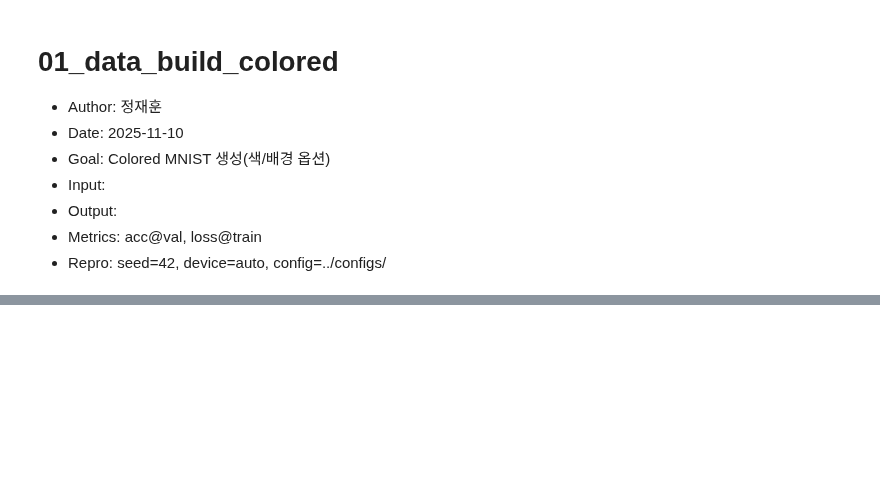
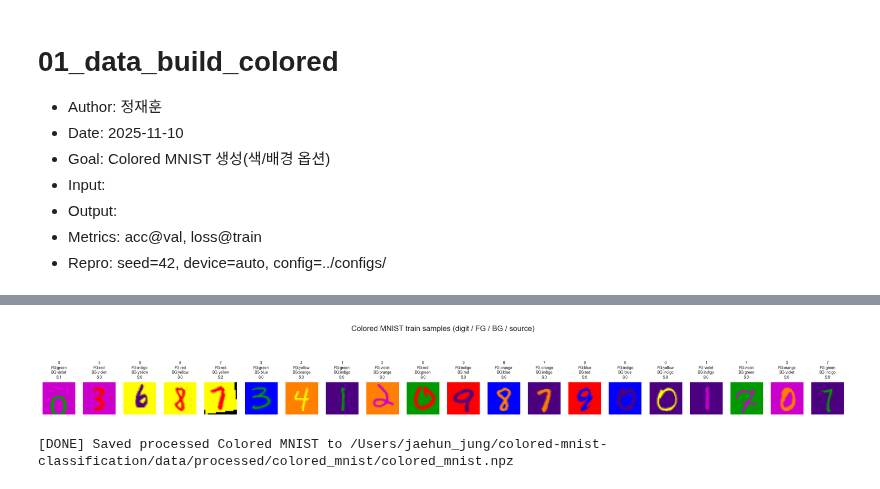
Before and after one commit to ML-SSU-2025/colored-mnist-classification, a Jupyter notebook: notebooks/01_preprocessing_colored_mnist.ipynb, the cells around one changed output, grey strips where cells are left out. Drawn from its saved outputs; the diff is of its cells as text; code cells hidden in the pictures; blank space fills up the shorter version.

```diff
--- a/notebooks/01_preprocessing_colored_mnist.ipynb
+++ b/notebooks/01_preprocessing_colored_mnist.ipynb
@@ -746,0 +833,67 @@ print("[DONE] 01_preprocessing_colored_mnist completed.")
+# %%
+# ------------------------------------------------------------
+# [Cell 14] Visualize random Colored MNIST samples from train split
+#   - Title shows: digit / FG / BG / source
+# ------------------------------------------------------------
+
+def show_colored_samples(X_rgb, y_digit, y_fg, y_bg, y_source, n=20):
+    """Visualize several Colored MNIST samples with basic labels."""
+    n = min(n, len(X_rgb))  # limit number of samples
+    idxs = np.random.choice(len(X_rgb), n, replace=False)  # random indices
+
+    plt.figure(figsize=(n * 0.9, 3))
+    for i, idx in enumerate(idxs):
+        img = X_rgb[idx]
+        d = y_digit[idx]
+        fg_name = COLOR_NAMES[y_fg[idx]]
+        bg_name = COLOR_NAMES[y_bg[idx]]
+        src = y_source[idx]
+
+        plt.subplot(1, n, i + 1)
+        plt.imshow(img)
+        plt.axis("off")
+        plt.title(f"{d}\nFG:{fg_name}\nBG:{bg_name}\nS:{src}", fontsize=6)
+    plt.suptitle("Colored MNIST train samples (digit / FG / BG / source)", fontsize=12)
+    plt.tight_layout()
+    plt.show()
+
+
+show_colored_samples(X_train_rgb, y_digit_train, y_fg_train, y_bg_train, y_source_train, n=20)
+# %% [output]
+[figure, added]
+# %%
+# ------------------------------------------------------------
+# [Cell 15] Save processed dataset into a single npz file
+#   - This file will be used by 02_train_classical_ml.ipynb
+# ------------------------------------------------------------
+
+np.savez_compressed(
+    OUT_NPZ,
+    X_train=X_train.astype(np.float32),
+    X_val=X_val.astype(np.float32),
+    X_test=X_test.astype(np.float32),
+
+    X_train_raw=X_train_raw.astype(np.float32),
+    X_val_raw=X_val_raw.astype(np.float32),
+    X_test_raw=X_test_raw.astype(np.float32),
+
+    y_digit_train=y_digit_train,
+    y_digit_val=y_digit_val,
+    y_digit_test=y_digit_test,
+
+    y_fg_train=y_fg_train,
+    y_fg_val=y_fg_val,
+    y_fg_test=y_fg_test,
+
+    y_bg_train=y_bg_train,
+    y_bg_val=y_bg_val,
+    y_bg_test=y_bg_test,
+
+    y_source_train=y_source_train,
+    y_source_val=y_source_val,
+    y_source_test=y_source_test,
+)
+
+print(f"[DONE] Saved processed Colored MNIST to {OUT_NPZ}")
+# %% [output]
+[DONE] Saved processed Colored MNIST to /Users/jaehun_jung/colored-mnist-classification/data/processed/colored_mnist/colored_mnist.npz
```
Also changed, not shown: parts of 35 cells of this notebook.
